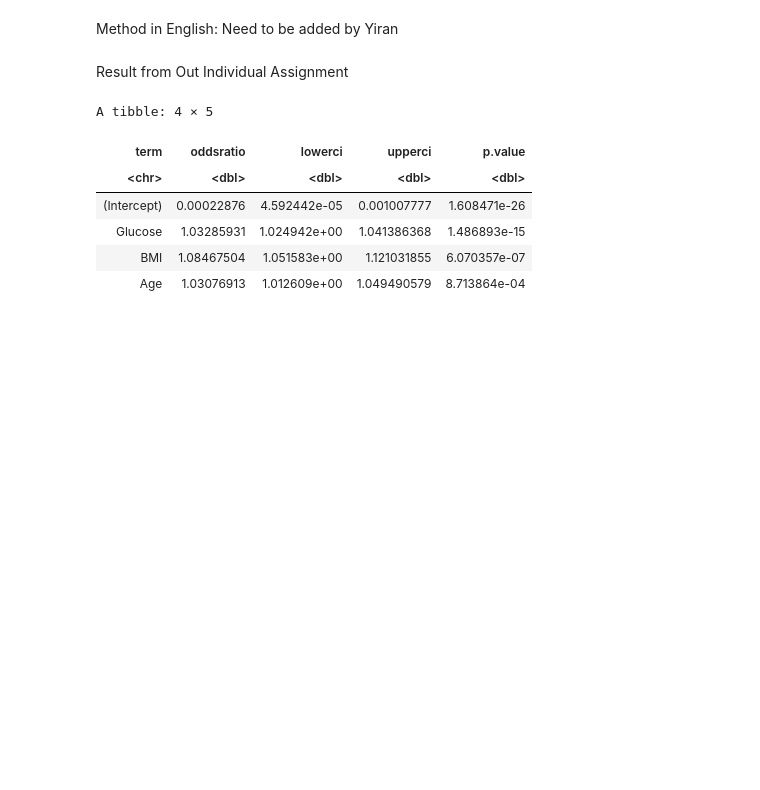
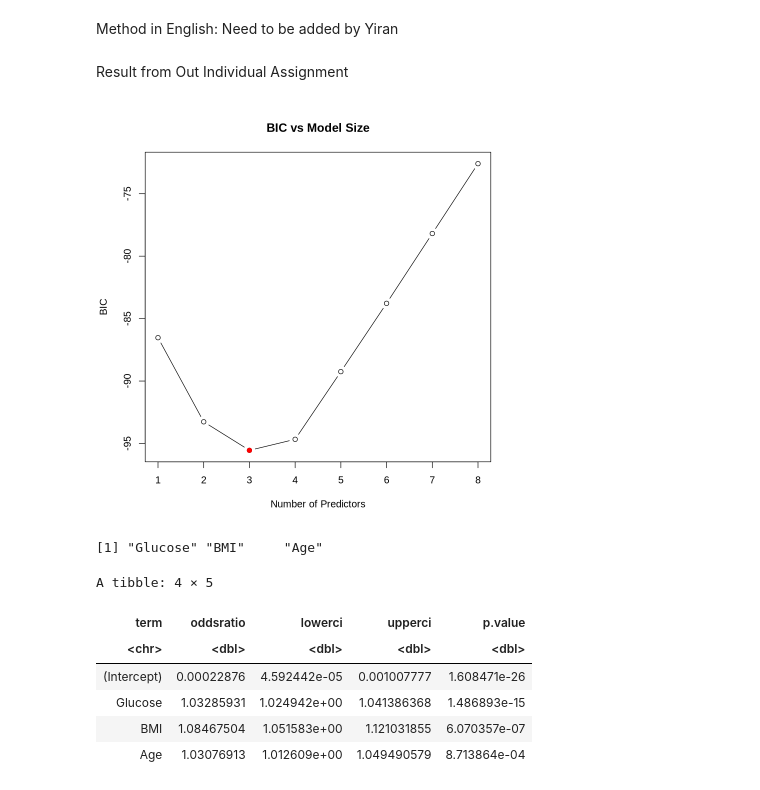
Before and after one commit to yoykyL/STAT301-Final-Report, a Jupyter notebook: Final_Report.ipynb, the cells around one changed output. Drawn from its saved outputs; the diff is of its cells as text; code cells hidden in the pictures; blank space fills up the shorter version.

Commit message:
Combine Kunyue's codes with Yiran's

```diff
--- a/Final_Report.ipynb
+++ b/Final_Report.ipynb
@@ -269,22 +269,39 @@ Method in English: Need to be added by Yiran
 # %% [markdown]
 Result from Out Individual Assignment
 # %%
-# Main developer: Yiran Hou
+# Main developer: Yiran Hou, Kunyue Liu
 
 #training data/testing data
 set.seed(123)
 diabetes_train <-
-    diabetes_selected %>%
+    scaled_data %>%
     slice_sample(prop = 0.70)
 
 diabetes_test <-
-    diabetes_selected %>%
+    scaled_data %>%
     anti_join(diabetes_train, by = "Outcome")
 
-additive_selection <- regsubsets(Outcome ~ .,
+subset_selection <- regsubsets(Outcome ~ .,
                                  data = diabetes_train,
-                                 nvmax = 3,
+                                 nvmax = 8,
                                  method = "forward")
+subset_summary <- summary(subset_selection)
+# %%
+# Plot BIC vs Model Size
+plot(subset_summary$bic, type = "b",
+     xlab = "Number of Predictors",
+     ylab = "BIC",
+     main = "BIC vs Model Size")
+points(which.min(subset_summary$bic), min(subset_summary$bic), col = "red", pch = 19)
+# %% [output]
+[figure, added]
+# %%
+# Retrieve the best variables
+best_model_size <- which.min(subset_summary$bic)
+best_model_vars <- names(coef(subset_selection, best_model_size))[-1]
+best_model_vars
+# %% [output]
+[1] "Glucose" "BMI"     "Age"
 # %%
 interactive_selection <- regsubsets(Outcome ~ Glucose * BMI + Glucose * Age + BMI * Age,
                                     data = diabetes_train,
```
